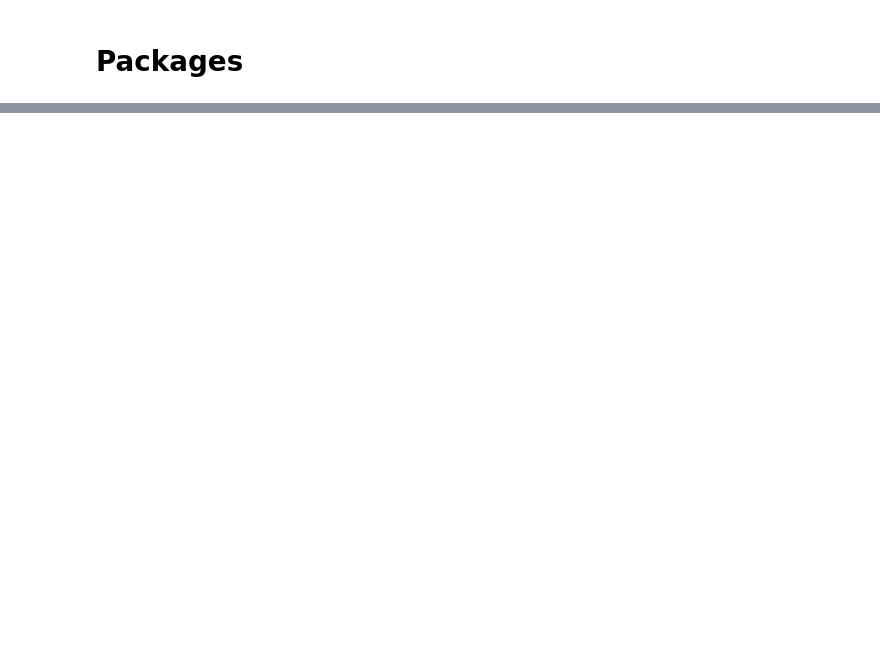
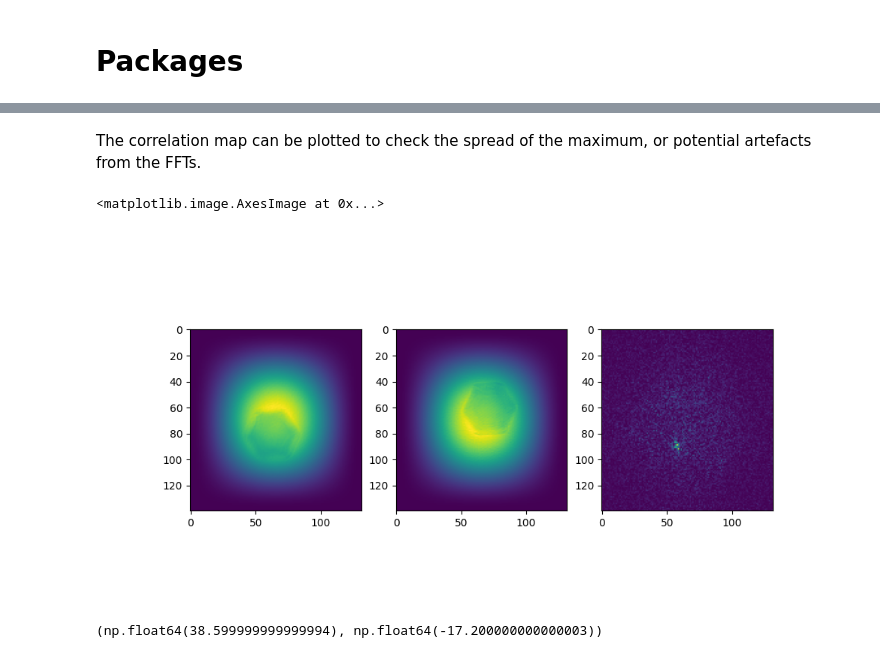
Before and after one commit to LiberTEM/LiberTEM-holo, a Jupyter notebook: notebooks/Alignment.ipynb, the cells around one changed output, grey strips where cells are left out. Cells and saved outputs as stored; diff of their text form; code cells hidden in the pictures; blank space fills up the shorter version.

```diff
--- a/notebooks/Alignment.ipynb
+++ b/notebooks/Alignment.ipynb
@@ -21,0 +61,23 @@ from libertem_holo.base.unwrap import phase_unwrap
+# %%
+correlator = ImageCorrelator(hanning=True, binning=2, upsample_factor=10, normalization='phase', xp=np)
+# %%
+roi = np.s_[100:-100, 100:-100]
+# %%
+ref_image = correlator.prepare_input(bf_minus[roi])
+moving_image = correlator.prepare_input(bf_plus[roi])
+# %%
+corr_results = correlator.correlate(ref_image, moving_image)
+# %% [markdown]
+The correlation map can be plotted to check the spread of the maximum, or potential artefacts from the FFTs.
+# %%
+fig, ax = plt.subplots(ncols=3, figsize=(10,5))
+ax[0].imshow(np.abs(ref_image))
+ax[1].imshow(np.abs(moving_image))
+ax[2].imshow(corr_results.corrmap)
+# %% [output]
+<matplotlib.image.AxesImage at 0x...>
+[figure, added]
+# %%
+corr_results.shift
+# %% [output]
+(np.float64(38.599999999999994), np.float64(-17.200000000000003))
```
Also changed, not shown: parts of 27 cells of this notebook, 1 other file.
